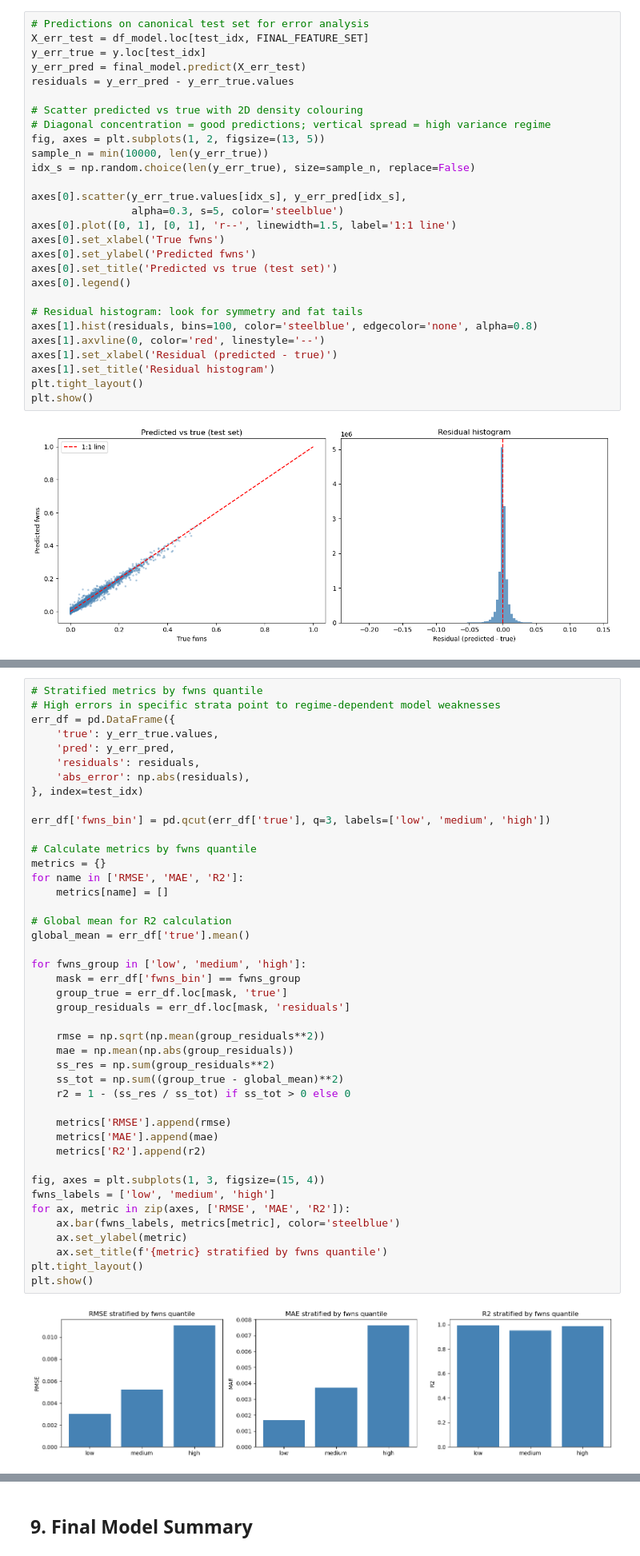
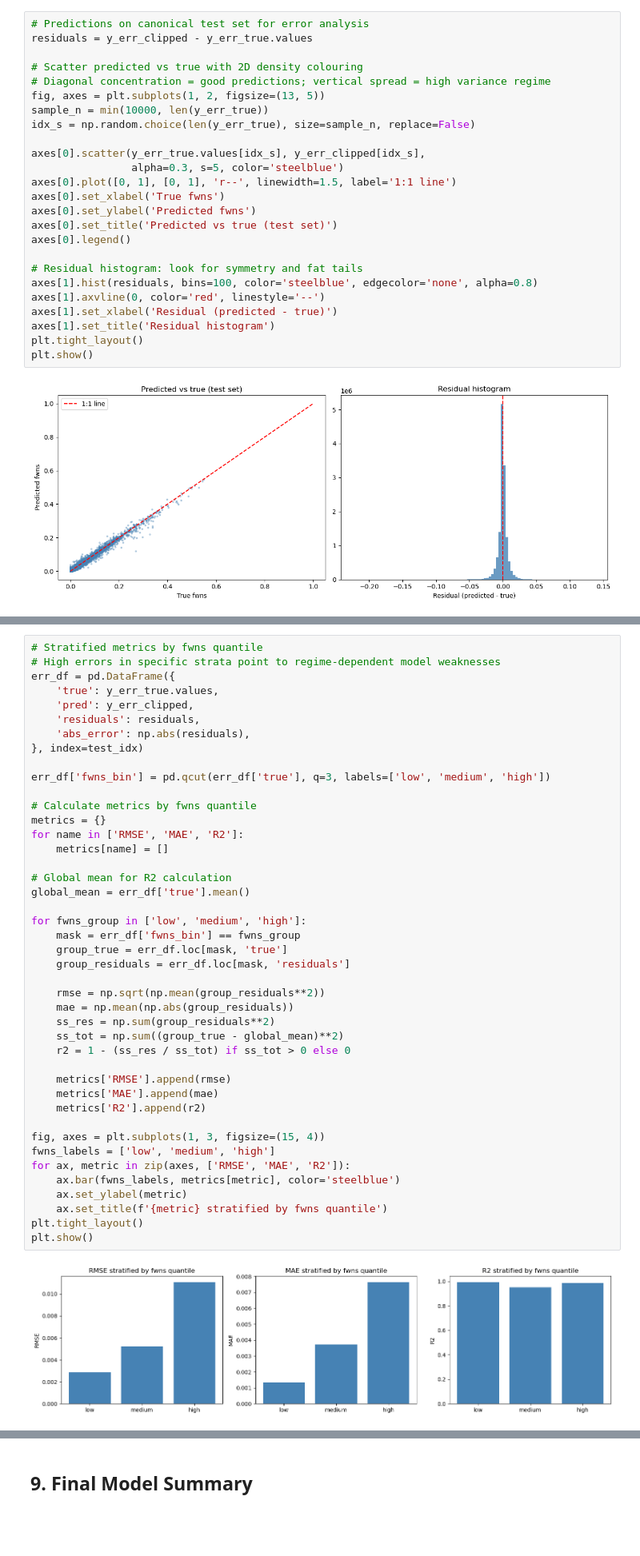
Before and after one commit to marcvem2AED/TFM_MCD_MarcVelascoMateu, a Jupyter notebook: 3-Model_training.ipynb, the cells around one changed output, grey strips where cells are left out. Shown at 80% size. Drawn from its saved outputs; the diff is of its cells as text; blank space fills up the shorter version.

```diff
--- a/3-Model_training.ipynb
+++ b/3-Model_training.ipynb
@@ -1618,9 +1665,6 @@ Percentage of predictions outside [0,1]:  0.13151825566334766
 # %%
 # Predictions on canonical test set for error analysis
-X_err_test = df_model.loc[test_idx, FINAL_FEATURE_SET]
-y_err_true = y.loc[test_idx]
-y_err_pred = final_model.predict(X_err_test)
-residuals = y_err_pred - y_err_true.values
+residuals = y_err_clipped - y_err_true.values
 
 # Scatter predicted vs true with 2D density colouring
 # Diagonal concentration = good predictions; vertical spread = high variance regime
@@ -1628,7 +1672,7 @@ fig, axes = plt.subplots(1, 2, figsize=(13, 5))
 sample_n = min(10000, len(y_err_true))
 idx_s = np.random.choice(len(y_err_true), size=sample_n, replace=False)
 
-axes[0].scatter(y_err_true.values[idx_s], y_err_pred[idx_s],
+axes[0].scatter(y_err_true.values[idx_s], y_err_clipped[idx_s],
                 alpha=0.3, s=5, color='steelblue')
 axes[0].plot([0, 1], [0, 1], 'r--', linewidth=1.5, label='1:1 line')
 axes[0].set_xlabel('True fwns')
@@ -1660,7 +1704,7 @@ plt.show()
 # High errors in specific strata point to regime-dependent model weaknesses
 err_df = pd.DataFrame({
     'true': y_err_true.values,
-    'pred': y_err_pred,
+    'pred': y_err_clipped,
     'residuals': residuals,
     'abs_error': np.abs(residuals),
 }, index=test_idx)
@@ -1672,34 +1716,34 @@ metrics = {}
 for name in ['RMSE', 'MAE', 'R2']:
     metrics[name] = []
 
 # Global mean for R2 calculation
 global_mean = err_df['true'].mean()
 
 for fwns_group in ['low', 'medium', 'high']:
     mask = err_df['fwns_bin'] == fwns_group
     group_true = err_df.loc[mask, 'true']
     group_residuals = err_df.loc[mask, 'residuals']
 
     rmse = np.sqrt(np.mean(group_residuals**2))
     mae = np.mean(np.abs(group_residuals))
     ss_res = np.sum(group_residuals**2)
     ss_tot = np.sum((group_true - global_mean)**2)
     r2 = 1 - (ss_res / ss_tot) if ss_tot > 0 else 0
 
     metrics['RMSE'].append(rmse)
     metrics['MAE'].append(mae)
     metrics['R2'].append(r2)
 
 fig, axes = plt.subplots(1, 3, figsize=(15, 4))
 fwns_labels = ['low', 'medium', 'high']
 for ax, metric in zip(axes, ['RMSE', 'MAE', 'R2']):
     ax.bar(fwns_labels, metrics[metric], color='steelblue')
     ax.set_ylabel(metric)
     ax.set_title(f'{metric} stratified by fwns quantile')
 plt.tight_layout()
 plt.show()
 # %% [output]
-[figure, old version]
+[figure, new version]
 # %%
 # Spatial map of mean absolute error per grid cell
 err_df['lat'] = df_raw.loc[test_idx, 'latitude_grid'].values
```
Also changed, not shown: parts of 10 cells of this notebook, 1 other file.
